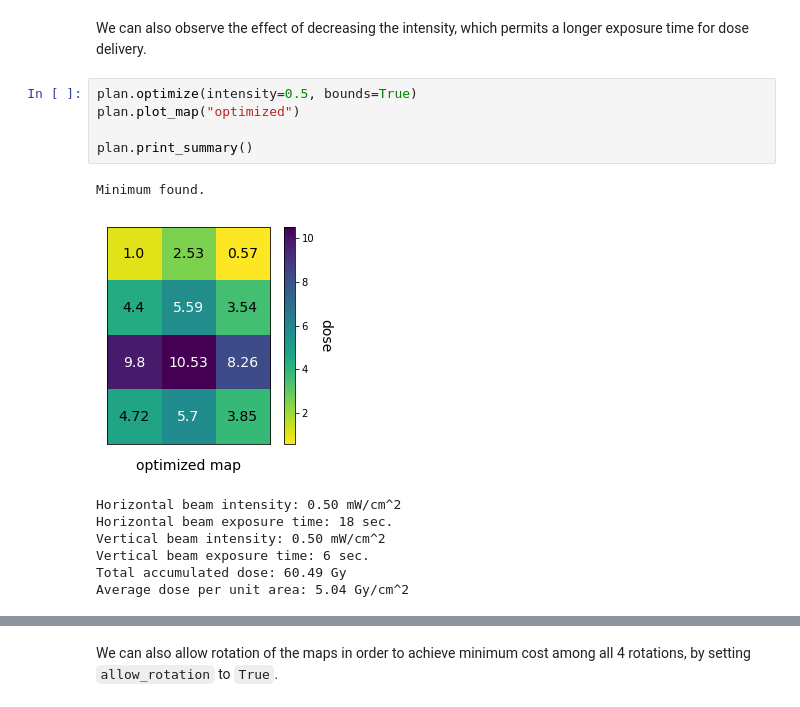
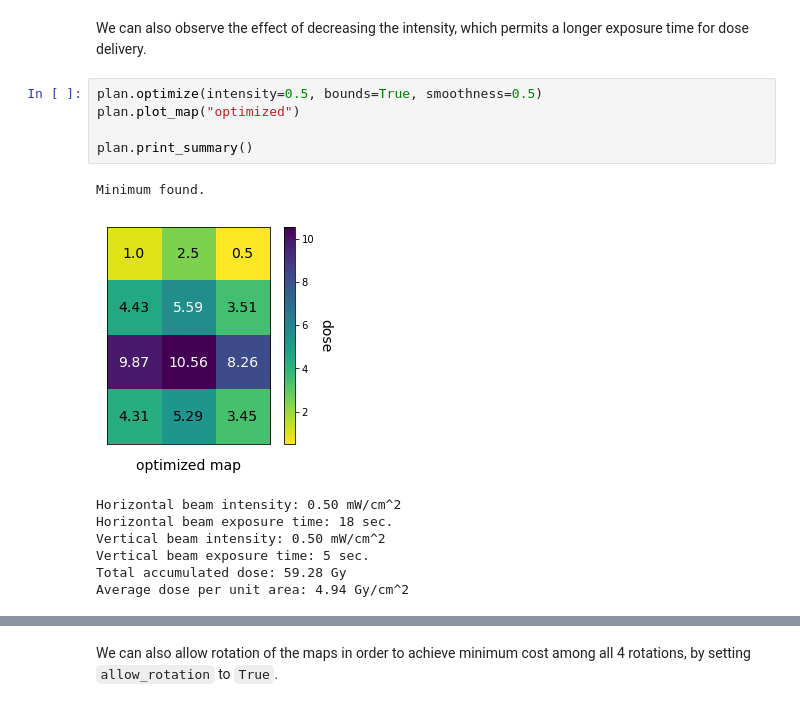
Before and after one commit to DualSapiens/cs207-FinalProject, a Jupyter notebook: docs/examples/optimize_demo.ipynb, the cells around one changed output, grey strips where cells are left out. Cells and saved outputs as stored; diff of their text form.

```diff
--- a/docs/examples/optimize_demo.ipynb
+++ b/docs/examples/optimize_demo.ipynb
@@ -56,16 +56,16 @@ plan.plot_collimators()
 # %% [markdown]
 We can also observe the effect of decreasing the intensity, which permits a longer exposure time for dose delivery.
 # %%
-plan.optimize(intensity=0.5, bounds=True)
+plan.optimize(intensity=0.5, bounds=True, smoothness=0.5)
 plan.plot_map("optimized")
 
 plan.print_summary()
 # %% [output]
 Minimum found.
-[figure, old version]
+[figure, new version]
 Horizontal beam intensity: 0.50 mW/cm^2
 Horizontal beam exposure time: 18 sec.
 Vertical beam intensity: 0.50 mW/cm^2
-Vertical beam exposure time: 6 sec.
-Total accumulated dose: 60.49 Gy
-Average dose per unit area: 5.04 Gy/cm^2
+Vertical beam exposure time: 5 sec.
+Total accumulated dose: 59.28 Gy
+Average dose per unit area: 4.94 Gy/cm^2
```
Also changed, not shown: parts of 5 cells of this notebook, 1 other file.
